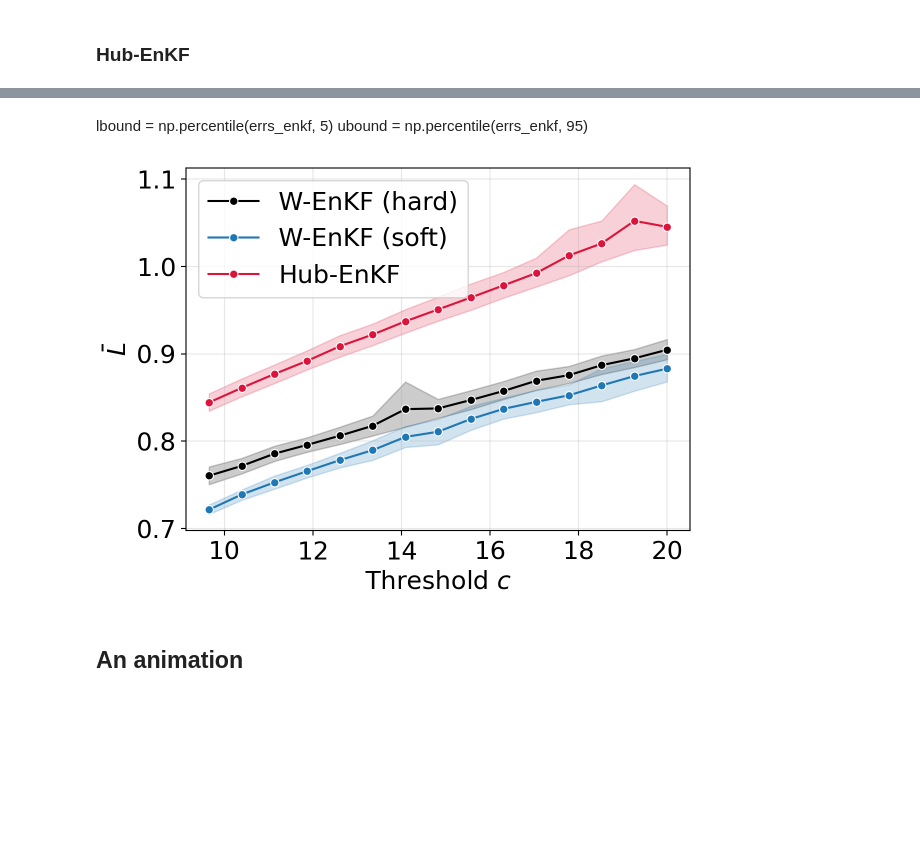
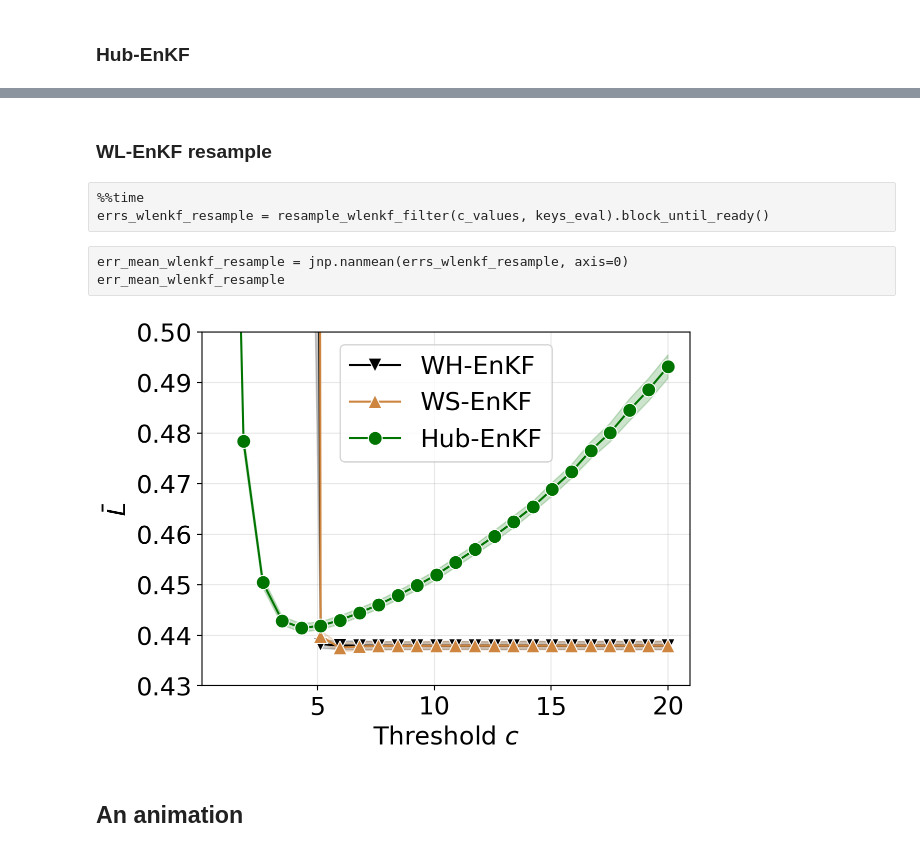
Before and after one commit to gerdm/weighted-likelihood-filter, a Jupyter notebook: experiments/ensemble-kf.ipynb, the cells around one changed output, grey strips where cells are left out. Drawn from its saved outputs; the diff is of its cells as text; code cells hidden in the pictures; blank space fills up the shorter version.

```diff
--- a/experiments/ensemble-kf.ipynb
+++ b/experiments/ensemble-kf.ipynb
@@ -455,7 +464,7 @@ def enkf_filter(key):
     return errs[100:].mean(axis=-1)
 # %%
 # c_values = jnp.linspace(3, 20, 8 * 3)
-c_values = jnp.linspace(3, 20, 8 * 3)
+c_values = jnp.linspace(1, 20, 8 * 3)
 sharding = jax.sharding.PositionalSharding(jax.devices())
 c_values = jax.device_put(c_values, sharding)
 # %%
@@ -479 +497,8 @@ Array(1.7644068, dtype=float32)
+# %%
+nboot = 500
+errs_enkf_boot = jax.random.choice(key_eval, errs_enkf, shape=(nboot,))
+
+vmid = errs_enkf_boot.mean(axis=0)
+vmax = vmid + 1.96 * errs_enkf_boot.std(axis=0)
+vmin = vmid - 1.96 * errs_enkf_boot.std(axis=0)
 # %% [markdown]
@@ -538,3 +554,0 @@ Array([0.648173  , 0.66952485, 0.6946601 , 0.720333  , 0.74481386,
-# %% [markdown]
-lbound = np.percentile(errs_enkf, 5)
-ubound = np.percentile(errs_enkf, 95)
@@ -543,53 +555,71 @@ from scipy.stats import chi2
+# %% [markdown]
+### WL-EnKF resample
+# %% [raw]
+%%time
+errs_wlenkf_resample = resample_wlenkf_filter(c_values, keys_eval).block_until_ready()
+# %% [raw]
+err_mean_wlenkf_resample = jnp.nanmean(errs_wlenkf_resample, axis=0)
+err_mean_wlenkf_resample
 # %%
-vinit = 9
+
 errs_df = pd.DataFrame(np.array(errs_wlenkf), columns=c_values)
 sns.lineplot(
     x="variable",
     y="value",
-    data=errs_df.melt().query("variable > @vinit"),
+    data=errs_df.melt(),
     color="black",
-    marker="o",
-    label="W-EnKF (hard)"
+    marker="v",
+    markersize=10,
+    label="WH-EnKF"
 )
 
 
 errs_df = pd.DataFrame(np.array(errs_wlenkf_soft), columns=c_values)
 sns.lineplot(
     x="variable",
     y="value",
-    data=errs_df.melt().query("variable > @vinit"),
-    color="tab:blue",
-    marker="o",
-    label="W-EnKF (soft)"
+    data=errs_df.melt(),
+    color="peru",
+    marker="^",
+    markersize=10,
+    label="WS-EnKF"
 )
 
 
 errs_df = pd.DataFrame(np.array(errs_hubenkf), columns=c_values)
 sns.lineplot(
     x="variable",
     y="value",
-    data=errs_df.melt().query("variable > @vinit"),
-    color="crimson",
+    data=errs_df.melt(),
+    color="#007400",
     marker="o",
-    label="Hub-EnKF"
+    markersize=10,
+    label="Hub-EnKF",
 )
 
 
-# plt.axhline(y=errs_enkf.mean(), linestyle="--", linewidth=2, c="teal", label="EnKF")
-# xmin, xmax = plt.xlim()
-# xrange = np.linspace(xmin, xmax)
-# plt.fill_between(xrange, lbound, ubound, color="teal", alpha=0.3)
-# plt.xlim(xmin, xmax)
+plot_enkf = False
+
+if plot_enkf:
+    plt.axhline(y=vmid, linestyle="--", linewidth=2, c="teal", label="EnKF")
+    xmin, xmax = plt.xlim()
+    xrange = np.linspace(xmin, xmax)
+    plt.fill_between(xrange, vmin, vmax, color="teal", alpha=0.3)
 
 
-plt.legend()
+plt.xlim(xmin, xmax)
+
+# plt.ylim(top=1.1)
+plt.ylim(top=0.5, bottom=0.43)
+
+plt.legend(markerscale=1.0, ncol=1)
 plt.xlabel("Threshold $c$")
 plt.ylabel(r"$\bar{L}$")
 plt.grid(alpha=0.3)
 plt.tight_layout()
 plt.savefig("./figures/lorenz96-methods-benchmark.png", dpi=300)
 # %% [output]
-[figure, old version]
+[figure, new version]
 # %% [markdown]
 ## An animation
 # %%
```
Also changed, not shown: parts of 21 cells of this notebook.
